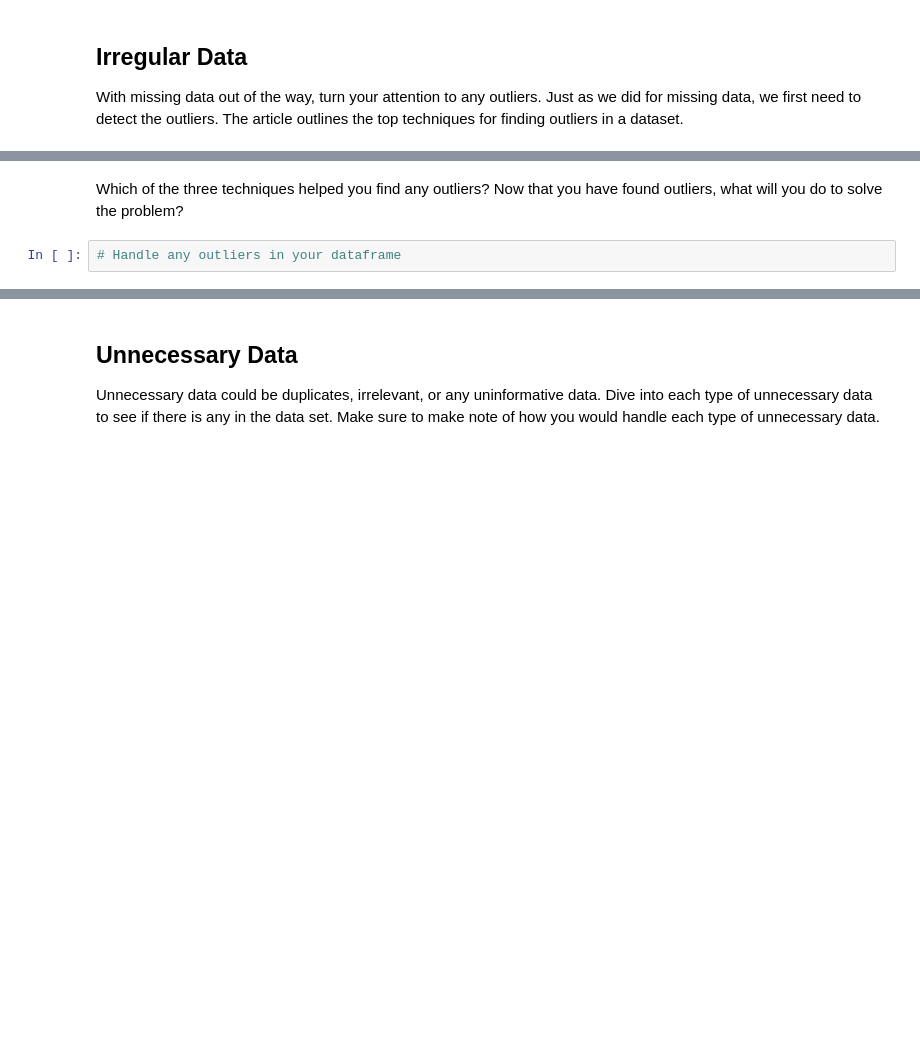
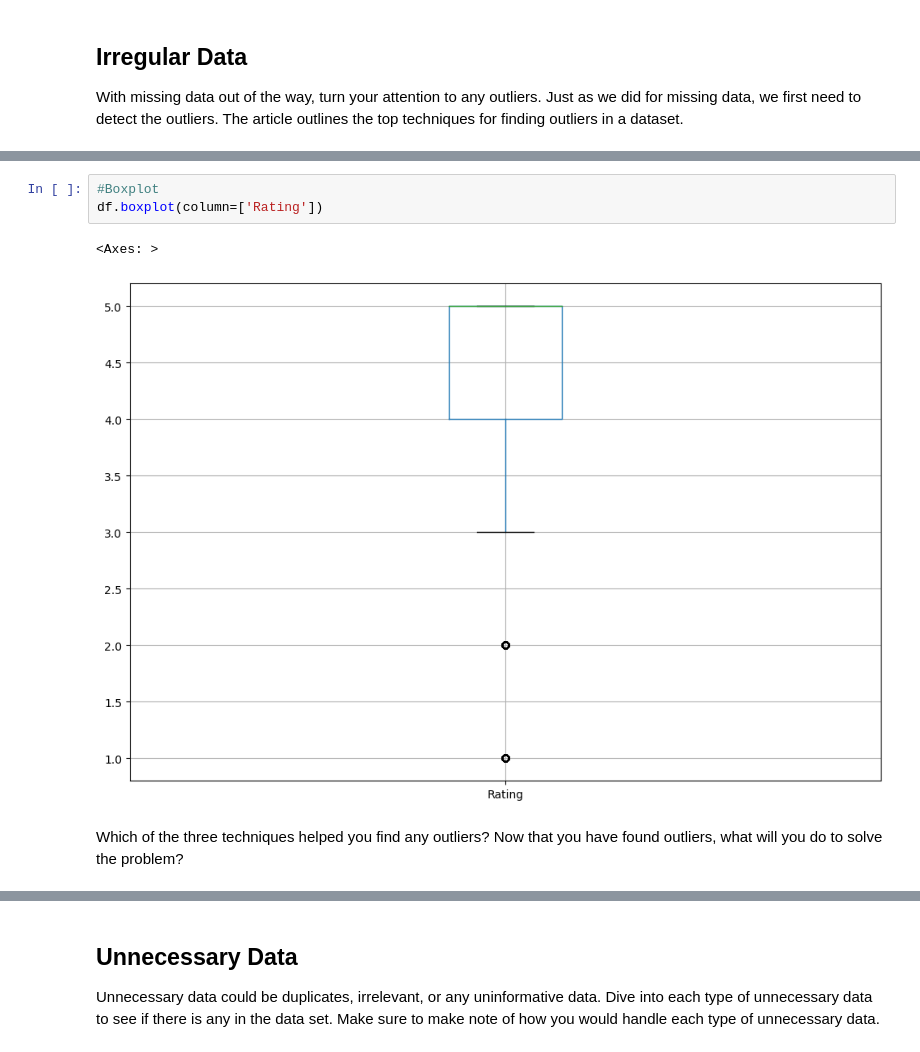
Before and after one commit to KavVij/cleaning-data, a Jupyter notebook: Cleaning Data Exercises.ipynb, the cells around one changed output, grey strips where cells are left out. Cells and saved outputs as stored; diff of their text form; blank space fills up the shorter version.

```diff
--- a/Cleaning Data Exercises.ipynb
+++ b/Cleaning Data Exercises.ipynb
@@ -186,4 +198,8 @@ df.head(100)['Title'].value_counts().plot.bar()
+# %%
+#Boxplot
+df.boxplot(column=['Rating'])
+# %% [output]
+<Axes: >
+[figure, added]
 # %% [markdown]
 Which of the three techniques helped you find any outliers? Now that you have found outliers, what will you do to solve the problem?
-# %%
-# Handle any outliers in your dataframe
```
Also changed, not shown: parts of 8 cells of this notebook.
